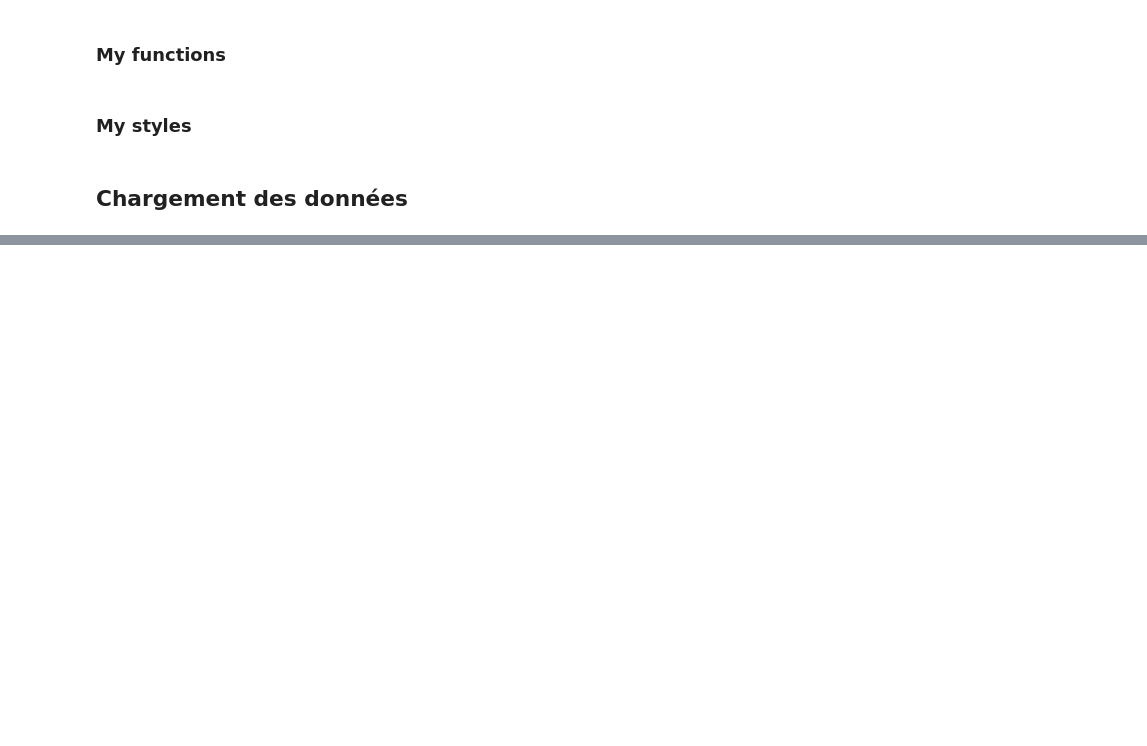
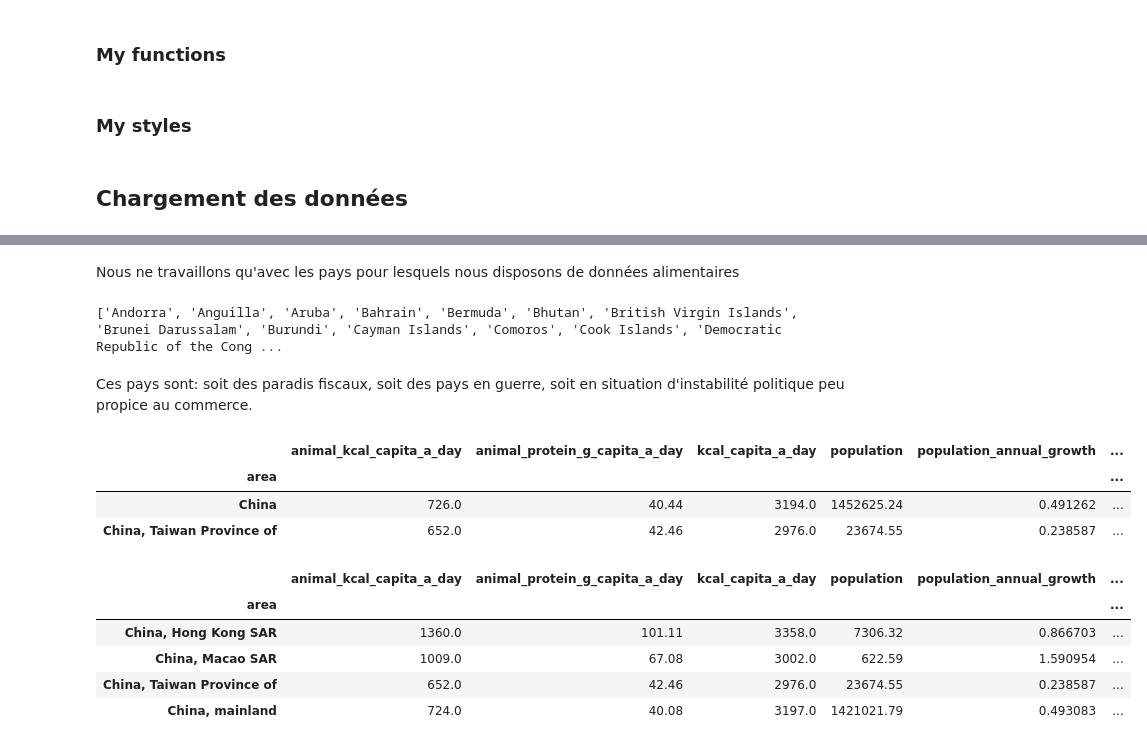
Before and after one commit to bayechou/OCDA_P5-lss, a Jupyter notebook: P5.ipynb, the cells around one changed output, grey strips where cells are left out. Saved outputs shown, nothing was run; the diff lists cells and outputs as text; code cells hidden in the pictures; blank space fills up the shorter version.

```diff
--- a/P5.ipynb
+++ b/P5.ipynb
@@ -165,0 +126,29 @@ df[df.isna().any(axis=1)]['country'].tolist()
+# %% [markdown]
+Nous ne travaillons qu'avec les pays pour lesquels nous disposons de données alimentaires
+# %%
+# Liste des pays pour lesquels nous ne dispons pas de toutes les données alimentaires
+temp = pd.merge(df, gdp, left_index=True, right_index=True, how='right')
+excluded_countries = temp[temp.isna().any(axis=1)].index.tolist()
+print(excluded_countries)
+# %% [output]
+['Andorra', 'Anguilla', 'Aruba', 'Bahrain', 'Bermuda', 'Bhutan', 'British Virgin Islands', 'Brunei Darussalam', 'Burundi', 'Cayman Islands', 'Comoros', 'Cook Islands', 'Democratic Republic of the Cong ...
+# %% [markdown]
+Ces pays sont: soit des paradis fiscaux, soit des pays en guerre, soit en situation d'instabilité politique peu propice au commerce.
+# %%
+temp = pd.merge(df, gdp, left_index=True, right_index=True, how='left')
+temp[temp.isna().any(axis=1)]
+# %% [output]
+|  | animal_kcal_capita_a_day | animal_protein_g_capita_a_day | kcal_capita_a_day | population | population_annual_growth | ... |
+| area |  |  |  |  |  | ... |
+| China | 726.0 | 40.44 | 3194.0 | 1452625.24 | 0.491262 | ... |
+| China, Taiwan Province of | 652.0 | 42.46 | 2976.0 | 23674.55 | 0.238587 | ... |
+# %%
+df = pd.merge(df, gdp, left_index=True, right_index=True, how='left')
+df[df.index.str.startswith("China")]
+# %% [output]
+|  | animal_kcal_capita_a_day | animal_protein_g_capita_a_day | kcal_capita_a_day | population | population_annual_growth | ... |
+| area |  |  |  |  |  | ... |
+| China, Hong Kong SAR | 1360.0 | 101.11 | 3358.0 | 7306.32 | 0.866703 | ... |
+| China, Macao SAR | 1009.0 | 67.08 | 3002.0 | 622.59 | 1.590954 | ... |
+| China, Taiwan Province of | 652.0 | 42.46 | 2976.0 | 23674.55 | 0.238587 | ... |
+| China, mainland | 724.0 | 40.08 | 3197.0 | 1421021.79 | 0.493083 | ... |
```
Also changed, not shown: parts of 18 cells of this notebook, 16 other files.
